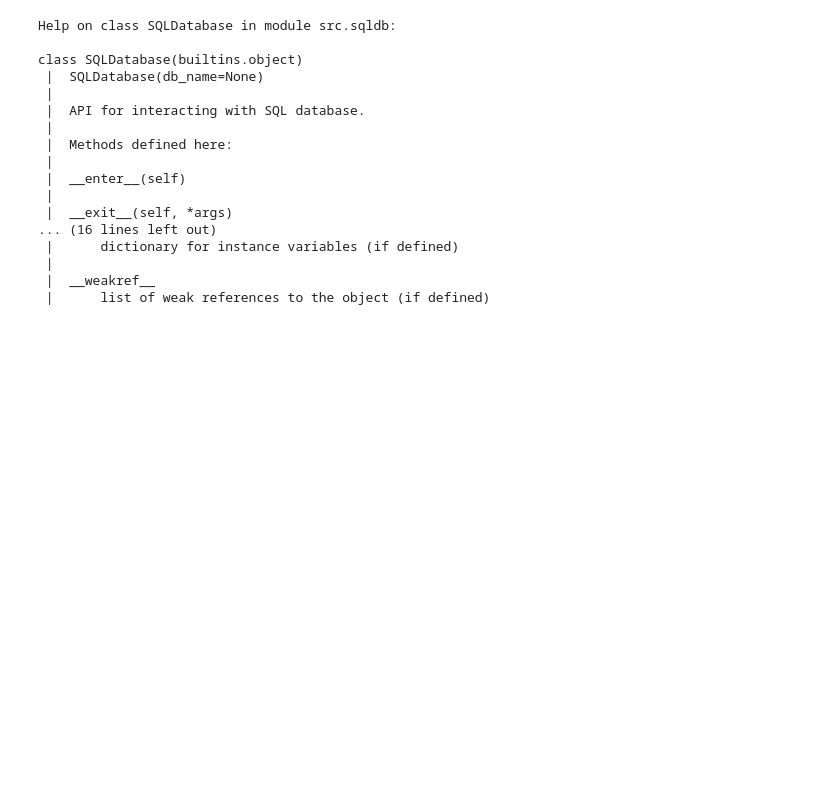
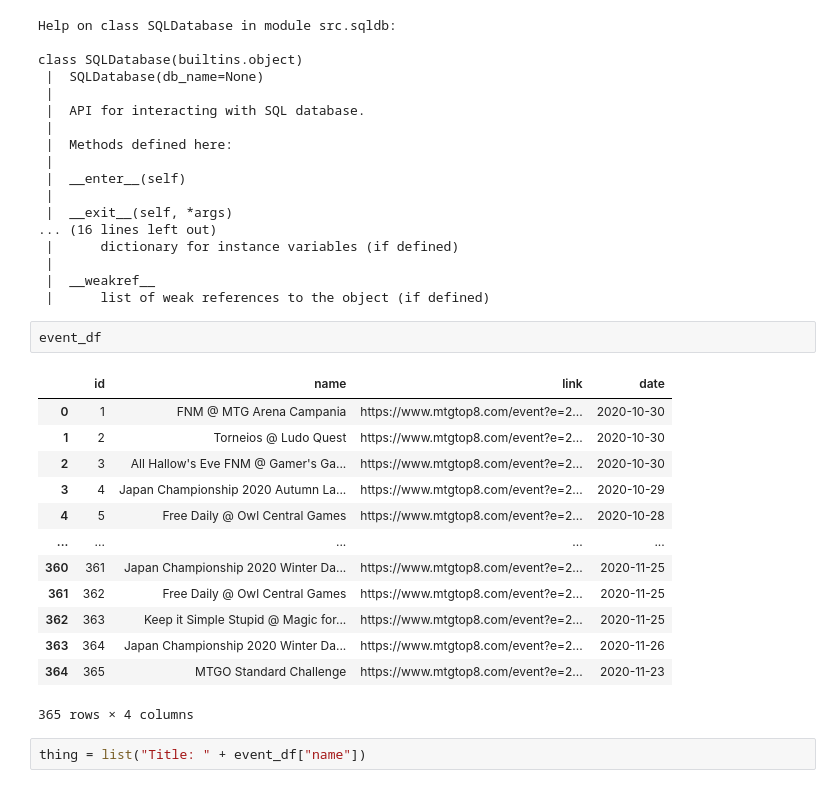
Before and after one commit to greg-martinez44/mtg_scraper, a Jupyter notebook: Untitled.ipynb, the cells around one changed output. Saved outputs shown, nothing was run; the diff lists cells and outputs as text; blank space fills up the shorter version.

```diff
--- a/Untitled.ipynb
+++ b/Untitled.ipynb
@@ -471,3 +471,21 @@ class SQLDatabase(builtins.object)
  |
  |  __weakref__
  |      list of weak references to the object (if defined)
+# %%
+event_df
+# %% [output]
+|  | id | name | link | date |
+| 0 | 1 | FNM @ MTG Arena Campania | https://www.mtgtop8.com/event?e=2... | 2020-10-30 |
+| 1 | 2 | Torneios @ Ludo Quest | https://www.mtgtop8.com/event?e=2... | 2020-10-30 |
+| 2 | 3 | All Hallow's Eve FNM @ Gamer's Ga... | https://www.mtgtop8.com/event?e=2... | 2020-10-30 |
+| 3 | 4 | Japan Championship 2020 Autumn La... | https://www.mtgtop8.com/event?e=2... | 2020-10-29 |
+| 4 | 5 | Free Daily @ Owl Central Games | https://www.mtgtop8.com/event?e=2... | 2020-10-28 |
+| ... | ... | ... | ... | ... |
+| 360 | 361 | Japan Championship 2020 Winter Da... | https://www.mtgtop8.com/event?e=2... | 2020-11-25 |
+| 361 | 362 | Free Daily @ Owl Central Games | https://www.mtgtop8.com/event?e=2... | 2020-11-25 |
+| 362 | 363 | Keep it Simple Stupid @ Magic for... | https://www.mtgtop8.com/event?e=2... | 2020-11-25 |
+| 363 | 364 | Japan Championship 2020 Winter Da... | https://www.mtgtop8.com/event?e=2... | 2020-11-26 |
+| 364 | 365 | MTGO Standard Challenge | https://www.mtgtop8.com/event?e=2... | 2020-11-23 |
+365 rows × 4 columns
+# %%
+thing = list("Title: " + event_df["name"])
```
Also changed, not shown: parts of 5 cells of this notebook, 4 other files.
